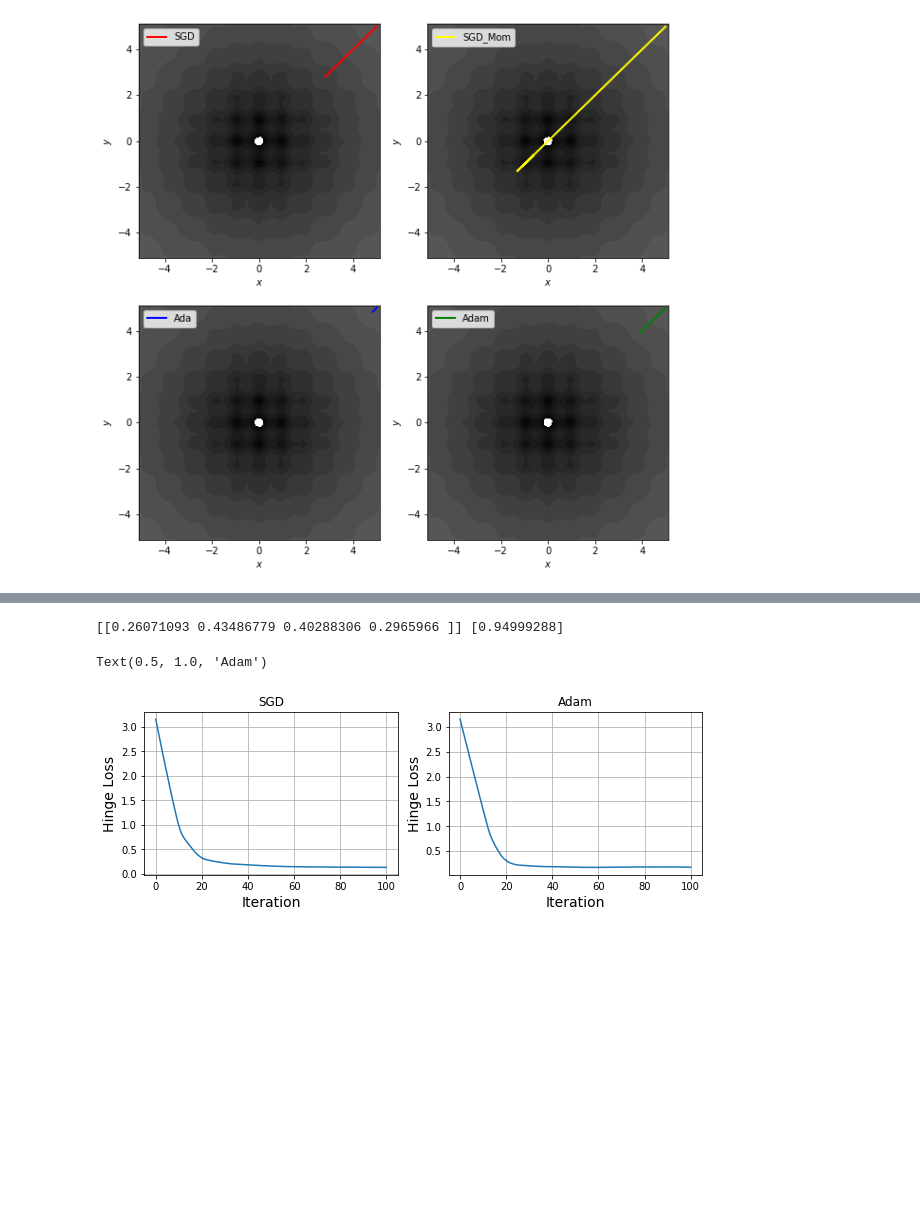
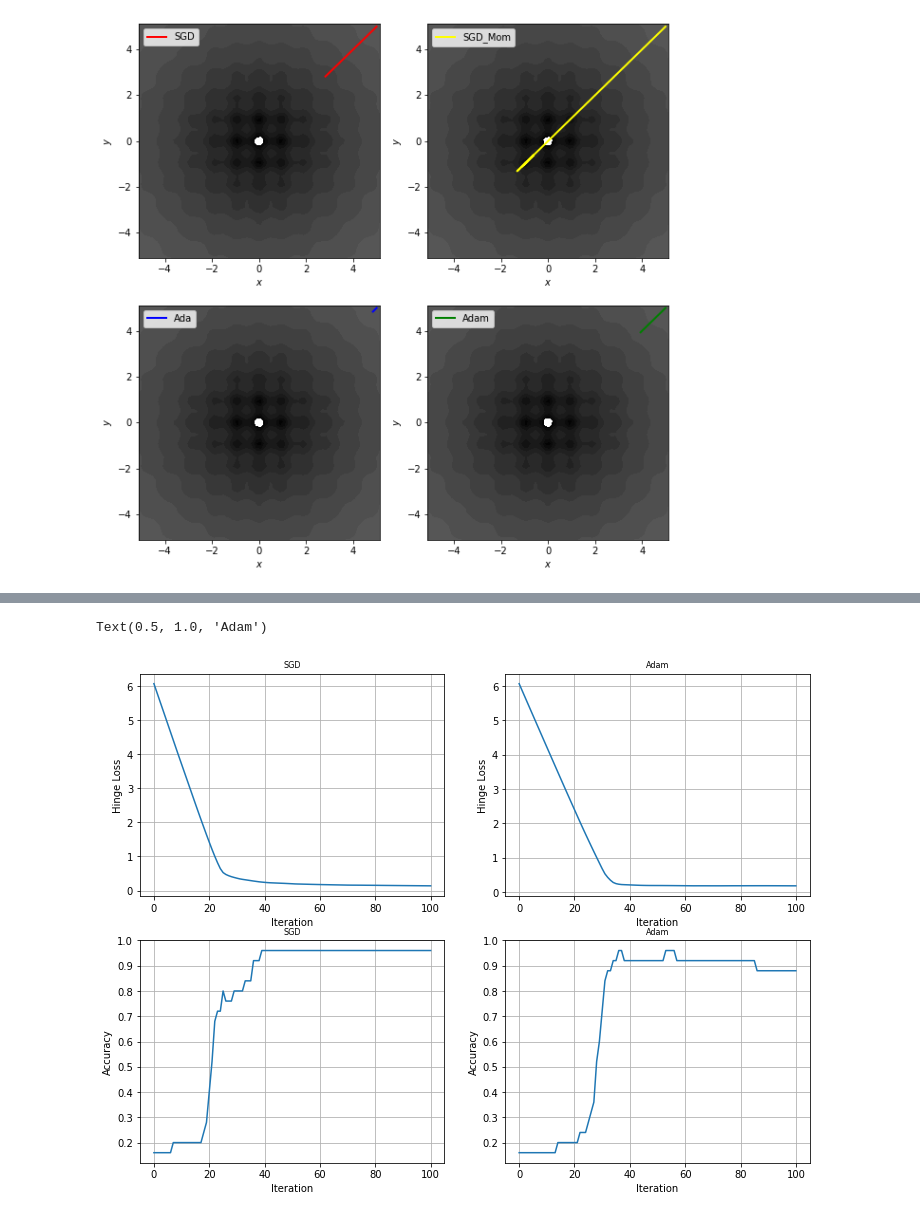
Before and after one commit to WHU-Peter/COMP6248-Deep-Learning, a Jupyter notebook: DL_lab3.ipynb, the cells around one changed output, grey strips where cells are left out. Saved outputs shown, nothing was run; the diff lists cells and outputs as text; code cells hidden in the pictures; blank space fills up the shorter version.

```diff
--- a/DL_lab3.ipynb
+++ b/DL_lab3.ipynb
@@ -169,45 +141,61 @@ def svm(x, w, b):
     h = (w*x).sum(1) + b
     return h
 # %%
+ def acc(data_va, w, b):
+   y_pred = svm(data_va, w, b)
+   y_pred[np.where(y_pred <= 0.)] = -1
+   y_pred[np.where(y_pred > 0.)] = 1
+   error_count = np.nonzero(y_pred - targets_va)
+   return 1-(np.array(error_count).shape[0] / targets_va.shape[0])
+
 def grad(opt, w, b):
   epochs = 100
-  Loss = np.zeros(epochs + 1)
+  Acc = [acc(data_va, w, b)]
+  Loss = [hinge_loss(svm(data_va, w, b), targets_va)]
   for epoch in range(epochs):
-      Loss[epoch] = hinge_loss(svm(data_va, w, b), targets_va)
-      for batch in dataloader:
-        opt.zero_grad()
-        output = hinge_loss(svm(batch[0], w, b), batch[1])
-        output.backward()
-        opt.step()
-  Loss[epochs] = hinge_loss(svm(data_va, w, b), targets_va)
-  return Loss
+    for batch in dataloader:
+      opt.zero_grad()
+      output = hinge_loss(svm(batch[0], w, b), batch[1])
+      output.backward()
+      opt.step()
+    Loss.append(hinge_loss(svm(data_va, w, b), targets_va))
+    Acc.append(acc(data_va, w, b))
+  return Loss,Acc
 
 w = np.random.rand(1, 4)
 b = np.random.rand(1)
-print(w, b)
 w1 = torch.tensor(w, requires_grad=True)
 b1 = torch.tensor(b, requires_grad=True)
 opt1 = optim.SGD([w1,b1], lr=0.01, weight_decay=0.0001)
-Loss1 = grad(opt1, w1, b1)
+Loss1,Acc1 = grad(opt1, w1, b1)
 
 w2 = torch.tensor(w, requires_grad=True)
 b2 = torch.tensor(b, requires_grad=True)
 opt2 = optim.Adam([w2,b2], lr=0.01, weight_decay=0.0001)
-Loss2 = grad(opt2, w2, b2)
+Loss2,Acc2 = grad(opt2, w2, b2)
 
-fig, ax = plt.subplots(nrows=1, ncols=2, figsize=(10, 3))
-ax[0].plot(Loss1)
-ax[0].grid()
-ax[0].set_xlabel("Iteration", fontsize=14)
-ax[0].set_ylabel("Hinge Loss", fontsize=14)
-ax[0].set_title("SGD",fontsize=12)
-ax[1].plot(Loss2)
-ax[1].grid()
-ax[1].set_xlabel("Iteration", fontsize=14)
-ax[1].set_ylabel("Hinge Loss", fontsize=14)
-ax[1].set_title("Adam",fontsize=12)
+fig, ax = plt.subplots(nrows=2, ncols=2, figsize=(12, 9))
+ax[0,0].plot(Loss1)
+ax[0,0].grid()
+ax[0,0].set_xlabel("Iteration", fontsize=10)
+ax[0,0].set_ylabel("Hinge Loss", fontsize=10)
+ax[0,0].set_title("SGD",fontsize=8)
+ax[0,1].plot(Loss2)
+ax[0,1].grid()
+ax[0,1].set_xlabel("Iteration", fontsize=10)
+ax[0,1].set_ylabel("Hinge Loss", fontsize=10)
+ax[0,1].set_title("Adam",fontsize=8)
+ax[1,0].plot(Acc1)
+ax[1,0].grid()
+ax[1,0].set_xlabel("Iteration", fontsize=10)
+ax[1,0].set_ylabel("Accuracy", fontsize=10)
+ax[1,0].set_title("SGD",fontsize=8)
+ax[1,1].plot(Acc2)
+ax[1,1].grid()
+ax[1,1].set_xlabel("Iteration", fontsize=10)
+ax[1,1].set_ylabel("Accuracy", fontsize=10)
+ax[1,1].set_title("Adam",fontsize=8)
 # %% [output]
-[[0.26071093 0.43486779 0.40288306 0.2965966 ]] [0.94999288]
+Text(0.5, 1.0, 'Adam')
-Text(0.5, 1.0, 'Adam')
-[figure, old version]
+[figure, new version]
 # %%
```
Also changed, not shown: parts of 3 cells of this notebook.
